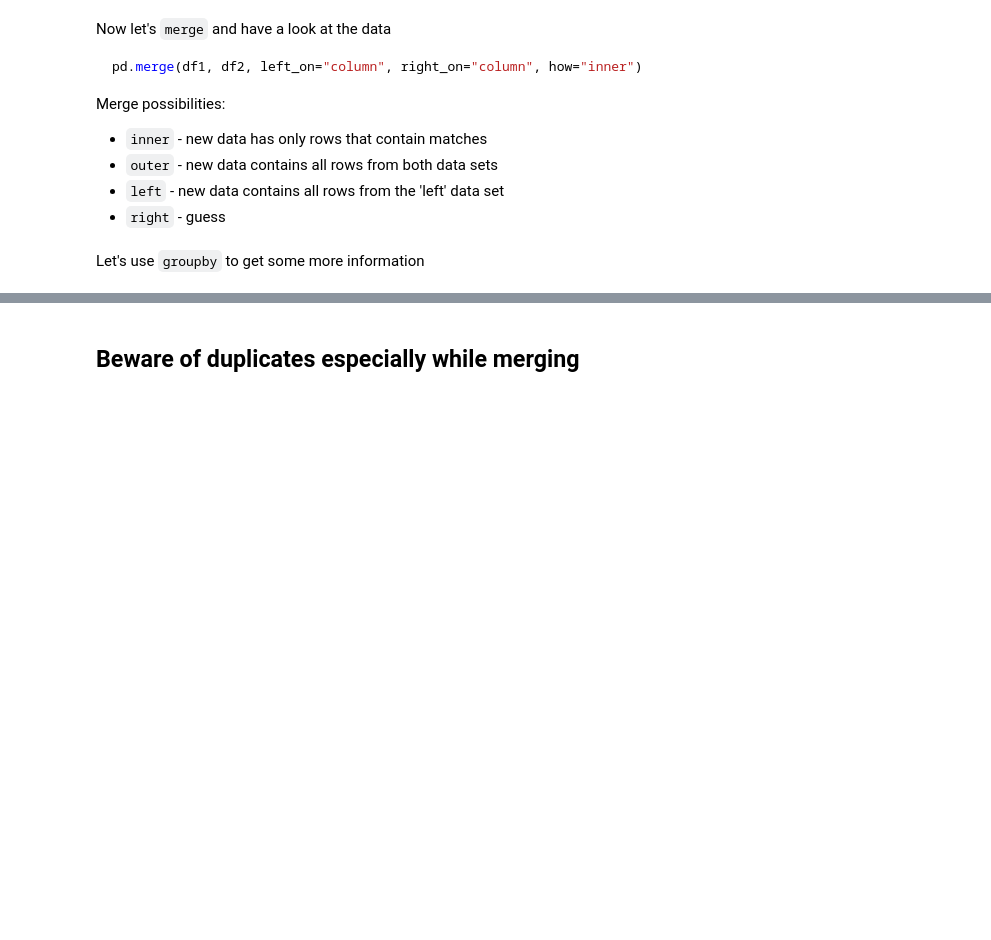
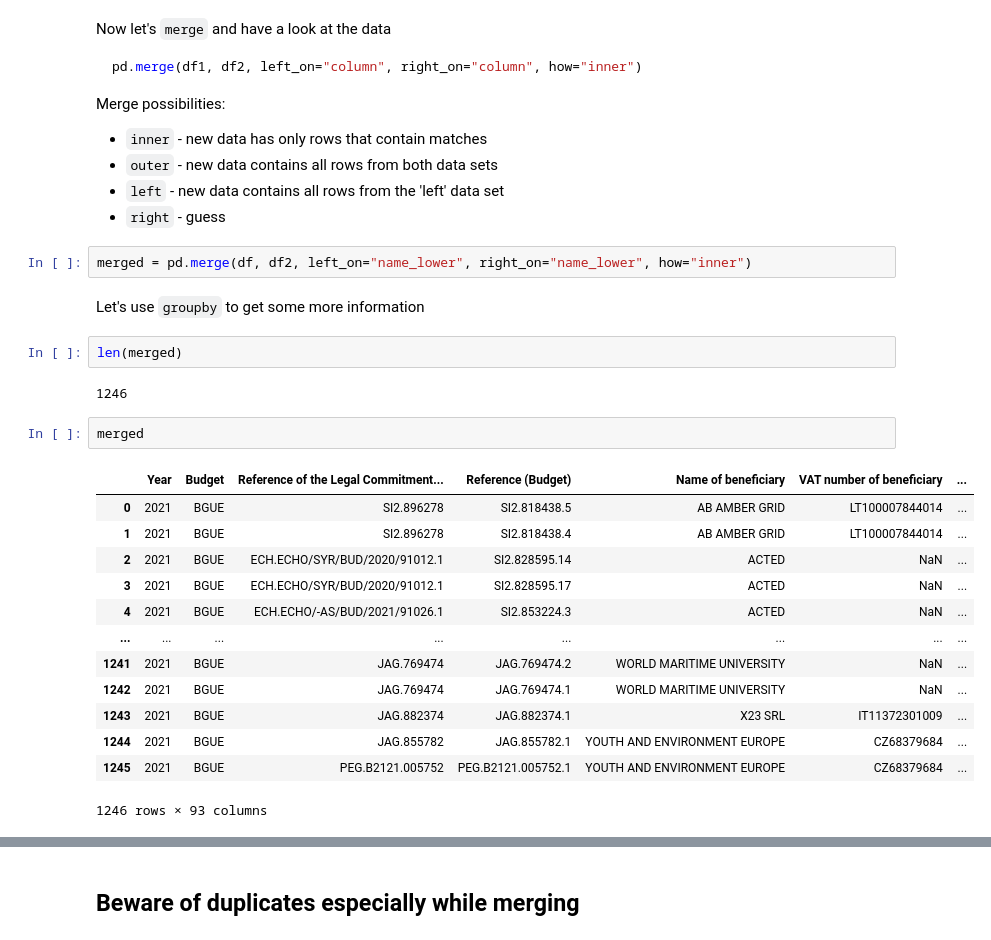
Before and after one commit to zufanka/2022-MIJ-PYTHON, a Jupyter notebook: 2-pandas.ipynb, the cells around one changed output, grey strips where cells are left out. Cells and saved outputs as stored; diff of their text form; blank space fills up the shorter version.

```diff
--- a/2-pandas.ipynb
+++ b/2-pandas.ipynb
@@ -509,5 +624,27 @@ Merge possibilities:
 * `outer` - new data contains all rows from both data sets
 * `left` - new data contains all rows from the 'left' data set
 * `right` - guess
+# %%
+merged = pd.merge(df, df2, left_on="name_lower", right_on="name_lower", how="inner")
 # %% [markdown]
 Let's use `groupby` to get some more information
+# %%
+len(merged)
+# %% [output]
+1246
+# %%
+merged
+# %% [output]
+|  | Year | Budget | Reference of the Legal Commitment... | Reference (Budget) | Name of beneficiary | VAT number of beneficiary | ... |
+| 0 | 2021 | BGUE | SI2.896278 | SI2.818438.5 | AB AMBER GRID | LT100007844014 | ... |
+| 1 | 2021 | BGUE | SI2.896278 | SI2.818438.4 | AB AMBER GRID | LT100007844014 | ... |
+| 2 | 2021 | BGUE | ECH.ECHO/SYR/BUD/2020/91012.1 | SI2.828595.14 | ACTED | NaN | ... |
+| 3 | 2021 | BGUE | ECH.ECHO/SYR/BUD/2020/91012.1 | SI2.828595.17 | ACTED | NaN | ... |
+| 4 | 2021 | BGUE | ECH.ECHO/-AS/BUD/2021/91026.1 | SI2.853224.3 | ACTED | NaN | ... |
+| ... | ... | ... | ... | ... | ... | ... | ... |
+| 1241 | 2021 | BGUE | JAG.769474 | JAG.769474.2 | WORLD MARITIME UNIVERSITY | NaN | ... |
+| 1242 | 2021 | BGUE | JAG.769474 | JAG.769474.1 | WORLD MARITIME UNIVERSITY | NaN | ... |
+| 1243 | 2021 | BGUE | JAG.882374 | JAG.882374.1 | X23 SRL | IT11372301009 | ... |
+| 1244 | 2021 | BGUE | JAG.855782 | JAG.855782.1 | YOUTH AND ENVIRONMENT EUROPE | CZ68379684 | ... |
+| 1245 | 2021 | BGUE | PEG.B2121.005752 | PEG.B2121.005752.1 | YOUTH AND ENVIRONMENT EUROPE | CZ68379684 | ... |
+1246 rows × 93 columns
```
Also changed, not shown: parts of 11 cells of this notebook.
